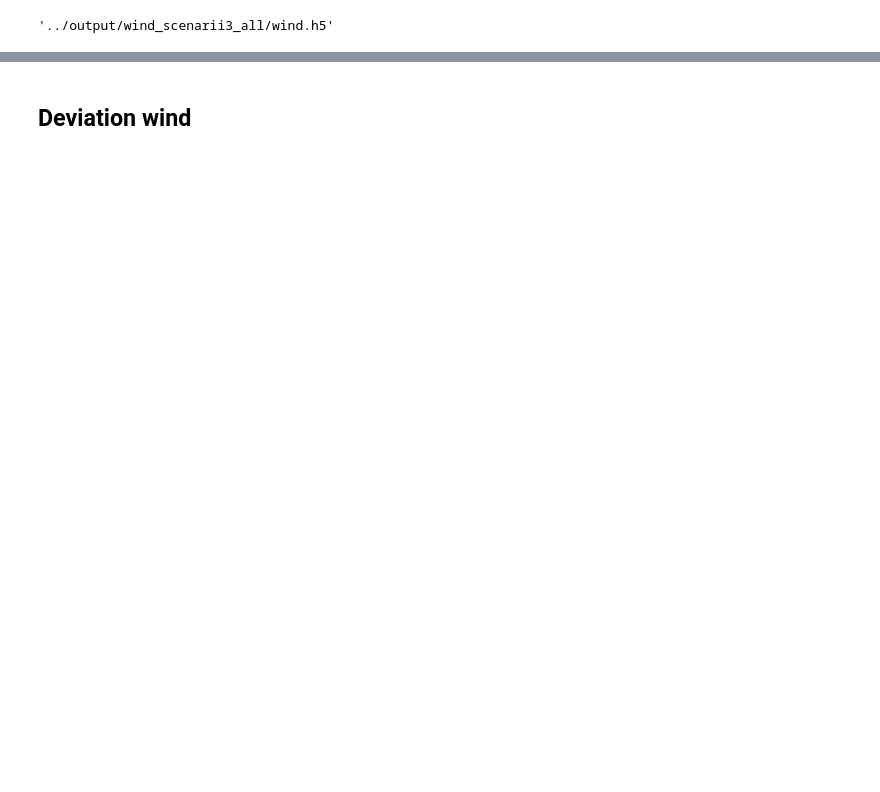
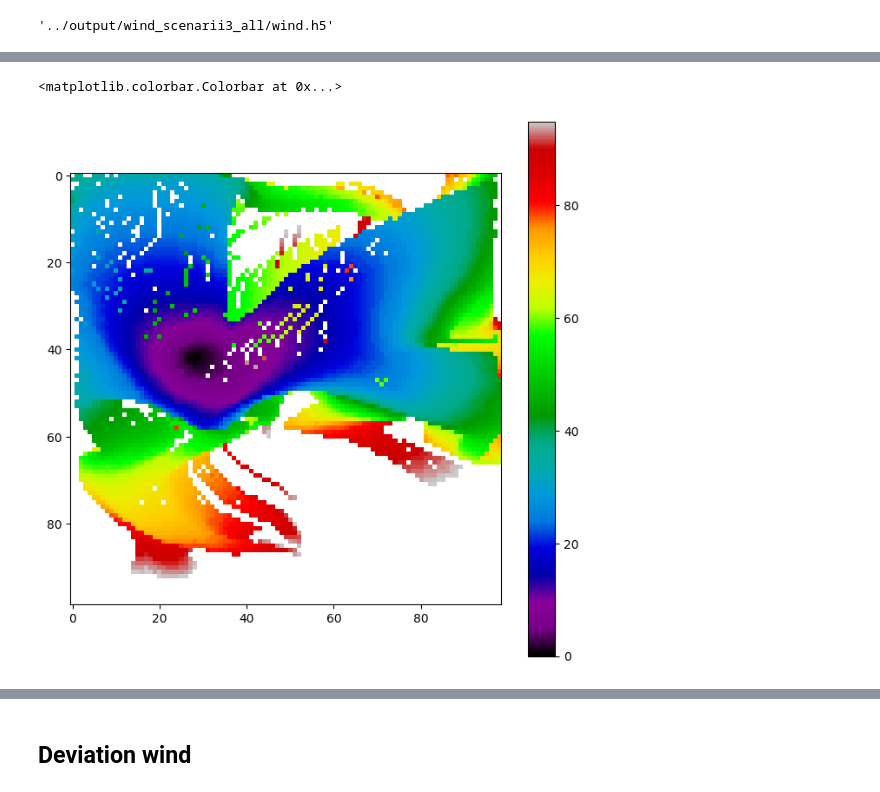
Before and after one commit to dabry-route/dabry, a Jupyter notebook: dev/Traj in ensemble.ipynb, the cells around one changed output, grey strips where cells are left out. Saved outputs shown, nothing was run; the diff lists cells and outputs as text; code cells hidden in the pictures; blank space fills up the shorter version.

```diff
--- a/dev/Traj in ensemble.ipynb
+++ b/dev/Traj in ensemble.ipynb
@@ -38,18 +39,19 @@ with tqdm(total=nm) as pbar:
         ddf.clean_output_dir()
         ddf.dump_wind(pb.model.wind)
 
-        solver = SolverEF(pb, max_time=150*3600, max_steps=200, quick_solve=True)
-        res = solver.solve()
-        traj = res.traj
+        #solver = SolverEF(pb, max_time=150*3600, max_steps=200, quick_solve=True)
+        #res = solver.solve()
+        #traj = res.traj
 
-        #ddf.dump_trajs([res.traj])
-        #ddf.dump_trajs(solver.get_trajs())
-        #if i_member == 0:
-        #    kwargs = dict(dtheta=(50, 'deg'))
-        #else:
-        #    kwargs = dict(dtheta=(10, 'deg'), theta_init=theta_opt)
-        #solver = SolverES(pb, 150*3600, rel_tgt_thr=0.05)
-        #traj, theta_opt = solver.solve(150*3600, quiet=True, dtheta=(10, 'deg'), N_disc=50, info=str(i_member))
-        ddf.dump_trajs([traj])
+        if i_member == 0:
+            kwargs = dict(dtheta=(25, 'deg'), N_disc=20)
+        else:
+            kwargs = dict(dtheta=(15, 'deg'), theta_init=solver.theta_opt,
+                         N_disc=10)
+        solver = SolverES(pb, 110*3600)
+        traj = solver.solve(quiet=True, info=str(i_member), **kwargs)
+        if traj is not None:
+            traj.type = Utils.TRAJ_INT
+            ddf.dump_trajs([traj])
         ddf.log(pb)
         pbar.update(1)
@@ -227,0 +363,15 @@ ddf.log(pb)
+# %%
+import matplotlib.pyplot as plt
+import numpy.ma as ma
+t_min, t_max = 1692931203, 1693339920
+#fig, ax = plt.subplot_mosaic('01\n23\n45', figsize=(8,8))
+fig, ax = plt.subplots(figsize=(8,8))
+def mask(t):
+    return ma.array(t, mask=t < 1000)
+t1 = mask(values[:, :, 0, 1])
+t2 = mask(values[:, :, 1, 1])
+pos = ax.imshow((pb.model.wind.t_start + time_opt - t1)/3600, cmap='nipy_spectral')
+plt.colorbar(pos, ax=ax)
+# %% [output]
+<matplotlib.colorbar.Colorbar at 0x...>
+[figure, added]
```
Also changed, not shown: parts of 25 cells of this notebook, 15 other files.
